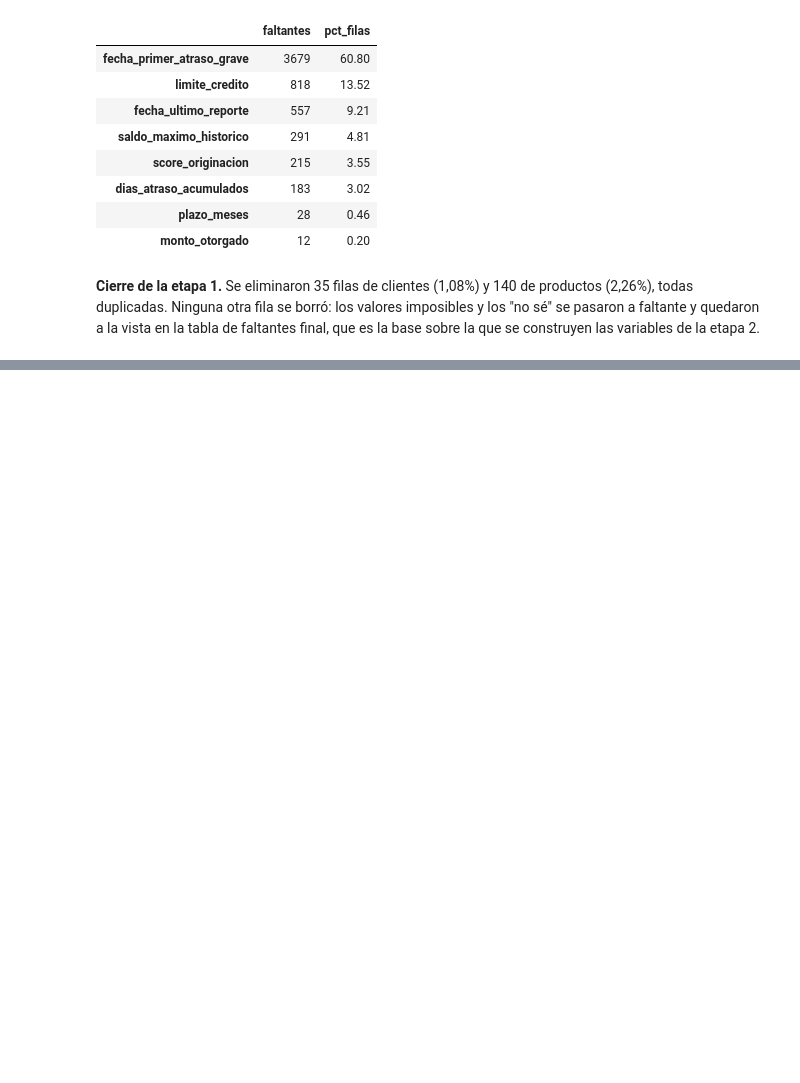
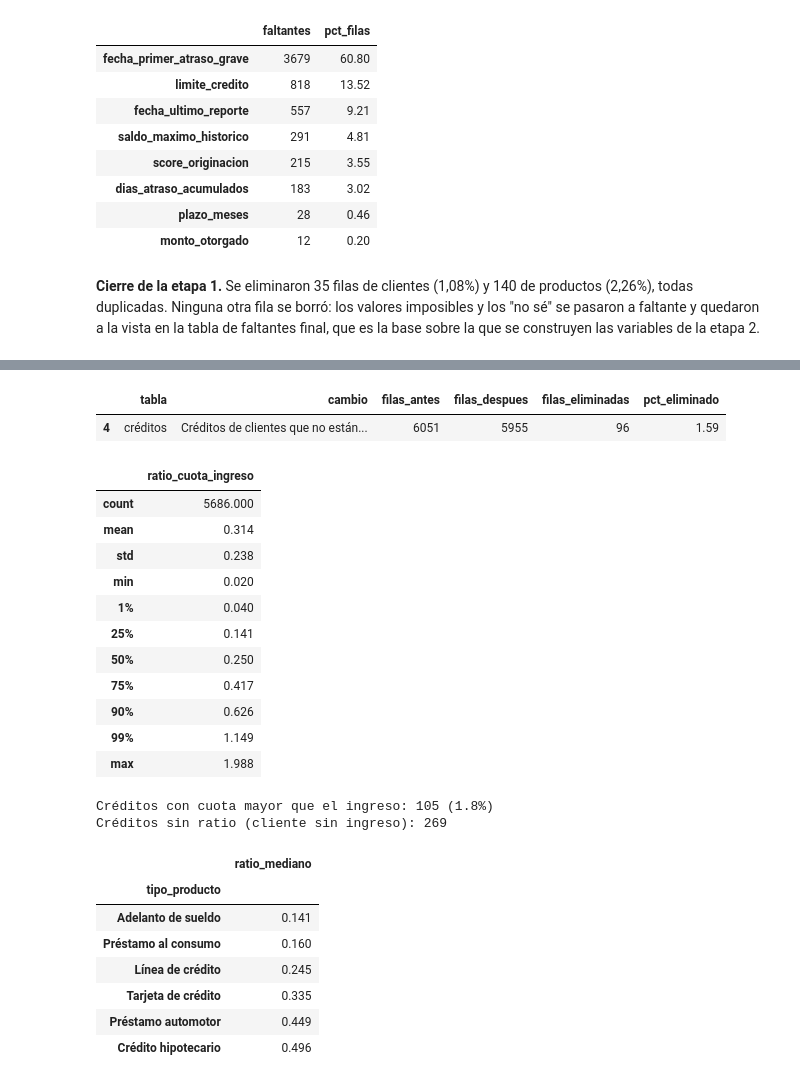
Before and after one commit to ncho06-a11y/proyecto-final-merli, a Jupyter notebook: notebooks/analisis_riesgo_credito.ipynb, the cells around one changed output, grey strips where cells are left out. Cells and saved outputs as stored; diff of their text form; code cells hidden in the pictures; blank space fills up the shorter version.

```diff
--- a/notebooks/analisis_riesgo_credito.ipynb
+++ b/notebooks/analisis_riesgo_credito.ipynb
@@ -1308,0 +1462,13 @@ display(resumir_faltantes(productos))
+# %%
+# Uno cada crédito con los datos de su cliente y verifico el merge
+filas_antes_del_cambio = len(productos)
+creditos = productos.merge(clientes, on="id_cliente", how="left")
+print(f"Créditos antes del merge: {filas_antes_del_cambio:,}")
+print(f"Créditos después del merge: {len(creditos):,}")
+creditos_sin_cliente = creditos["sexo"].isna()
+print(
+    f"Créditos de clientes que no están en clientes.csv: {creditos_sin_cliente.sum()} "
+    f"({creditos_sin_cliente.mean():.1%}), de "
+    f"{creditos.loc[creditos_sin_cliente, 'id_cliente'].nunique()} clientes distintos"
+)
+display(creditos.loc[creditos_sin_cliente, ["en_mora", "mora_6_meses"]].mean().round(3))
@@ -1308,0 +1482,62 @@ display(resumir_faltantes(productos))
+# %%
+# Saco los créditos sin cliente: sin sus datos no puedo calcular el ratio ni el perfil
+filas_antes_del_cambio = len(creditos)
+creditos = creditos[~creditos_sin_cliente].copy()
+bitacora_limpieza.append(
+    registrar_cambio(
+        tabla_afectada="créditos",
+        descripcion="Créditos de clientes que no están en clientes.csv",
+        filas_antes=filas_antes_del_cambio,
+        filas_despues=len(creditos),
+    )
+)
+display(pd.DataFrame(bitacora_limpieza).tail(1))
+
+creditos["ratio_cuota_ingreso"] = creditos["cuota_pesos"] / creditos["ingreso_mensual"]
+display(
+    creditos["ratio_cuota_ingreso"]
+    .describe(percentiles=[0.01, 0.25, 0.5, 0.75, 0.9, 0.99])
+    .round(3)
+    .to_frame()
+)
+cuota_mayor_que_ingreso = creditos["ratio_cuota_ingreso"] > 1
+print(
+    f"Créditos con cuota mayor que el ingreso: {cuota_mayor_que_ingreso.sum()} "
+    f"({cuota_mayor_que_ingreso.mean():.1%})"
+)
+print(
+    f"Créditos sin ratio (cliente sin ingreso): "
+    f"{creditos['ratio_cuota_ingreso'].isna().sum()}"
+)
+display(
+    creditos.groupby("tipo_producto")["ratio_cuota_ingreso"]
+    .median()
+    .round(3)
+    .sort_values()
+    .to_frame("ratio_mediano")
+)
+# %% [output]
+|  | tabla | cambio | filas_antes | filas_despues | filas_eliminadas | pct_eliminado |
+| 4 | créditos | Créditos de clientes que no están... | 6051 | 5955 | 96 | 1.59 |
+|  | ratio_cuota_ingreso |
+| count | 5686.000 |
+| mean | 0.314 |
+| std | 0.238 |
+| min | 0.020 |
+| 1% | 0.040 |
+| 25% | 0.141 |
+| 50% | 0.250 |
+| 75% | 0.417 |
+| 90% | 0.626 |
+| 99% | 1.149 |
+| max | 1.988 |
+Créditos con cuota mayor que el ingreso: 105 (1.8%)
+Créditos sin ratio (cliente sin ingreso): 269
+|  | ratio_mediano |
+| tipo_producto |  |
+| Adelanto de sueldo | 0.141 |
+| Préstamo al consumo | 0.160 |
+| Línea de crédito | 0.245 |
+| Tarjeta de crédito | 0.335 |
+| Préstamo automotor | 0.449 |
+| Crédito hipotecario | 0.496 |
```
Also changed, not shown: parts of 12 cells of this notebook.
